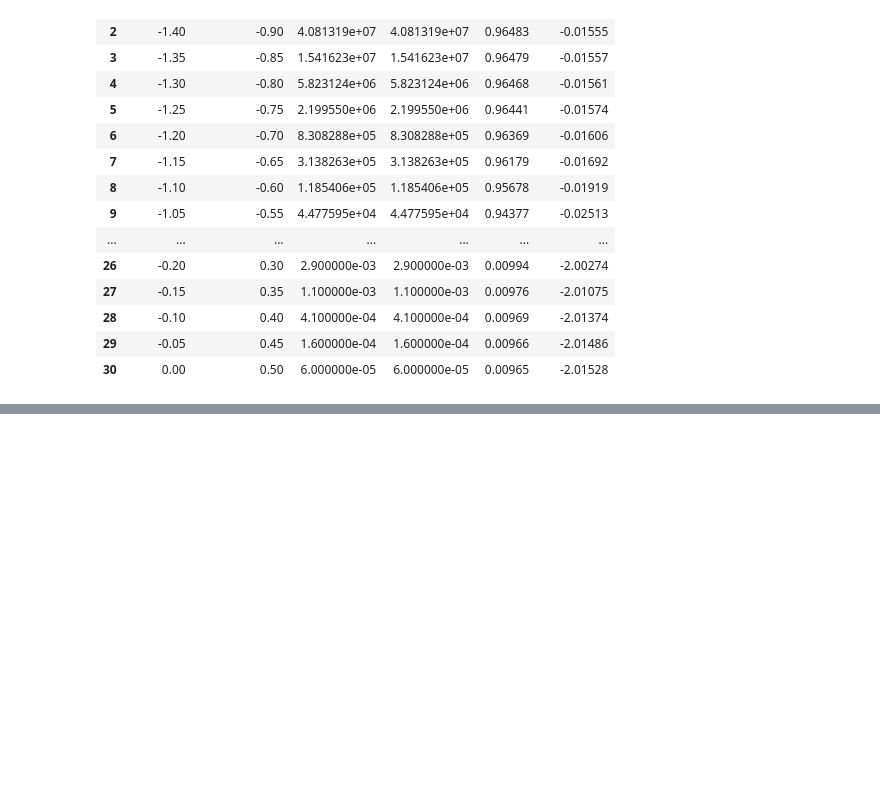
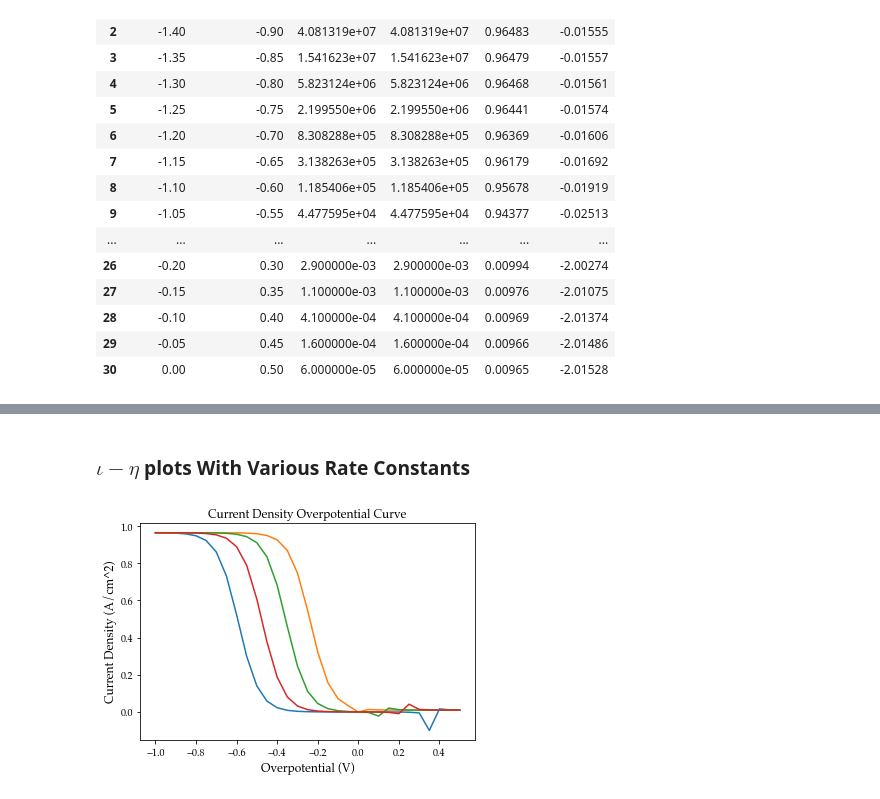
Before and after one commit to jmsieffer/ChemPhysicsMisc, a Jupyter notebook: ChemPhysicsMisc/MiscScienceScripts/ButlerVolmer.ipynb, the cells around one changed output, grey strips where cells are left out. Cells and saved outputs as stored; diff of their text form; code cells hidden in the pictures; blank space fills up the shorter version.

```diff
--- a/ChemPhysicsMisc/MiscScienceScripts/ButlerVolmer.ipynb
+++ b/ChemPhysicsMisc/MiscScienceScripts/ButlerVolmer.ipynb
@@ -214,0 +215,23 @@ Text(0, 0.5, 'Current Density (A/cm^2)')
+# %% [markdown]
+### $\iota - \eta $ plots With Various Rate Constants
+# %%
+#Generating different k valued exchange current values
+kset = np.array([10**(-6),10**(-3),10**(-4),10**(-5)])
+
+ExchangeCurrentSet = ExchangeCurrent(a, kset, CO2, CR2, a)
+
+fig = plt.subplots()
+for i in range(len(ExchangeCurrentSet)):
+
+    plt.plot(df.Overpotential,Current(df.Overpotential, ExchangeCurrentSet[i], ilc, ila))
+
+    #Font selection
+    matplotlib.rcParams['font.serif'] = "Palatino"
+    matplotlib.rcParams['font.family'] = "serif"
+
+    #Plot Labeling
+    plt.title('Current Density Overpotential Curve')
+    plt.xlabel('Overpotential (V)', fontsize = '12')
+    plt.ylabel('Current Density (A/cm^2)', fontsize = '12')
+# %% [output]
+[figure, added]
```
Also changed, not shown: parts of 7 cells of this notebook.
